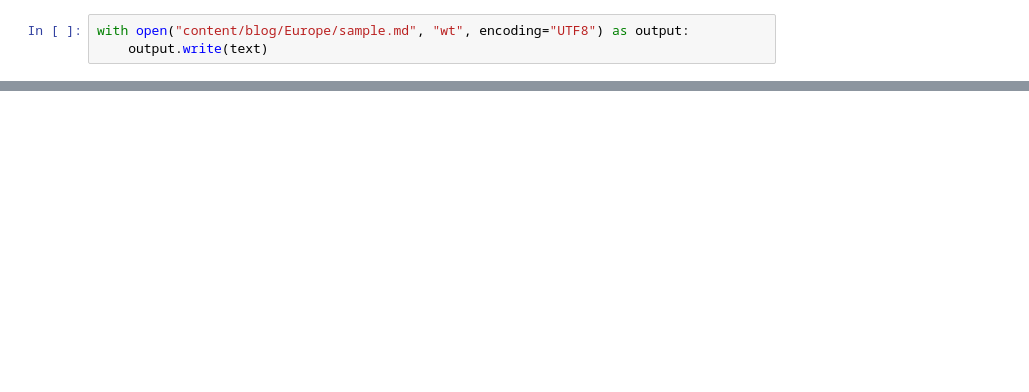
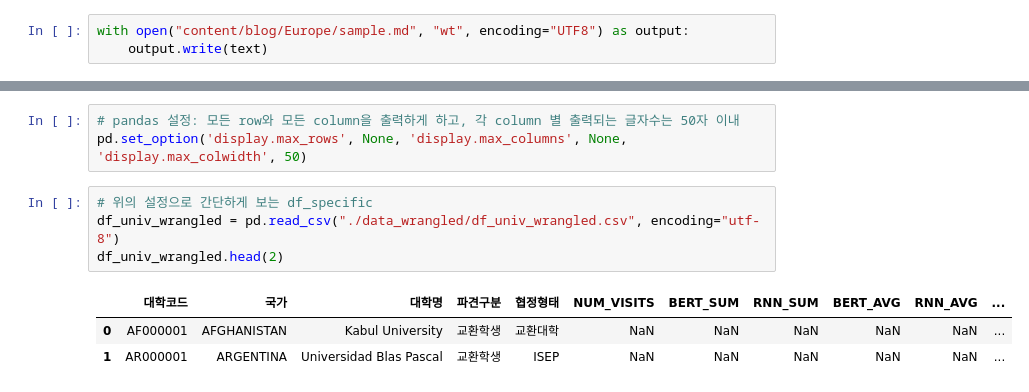
Before and after one commit to snoop2head/yonsei.exchange, a Jupyter notebook: make_page.ipynb, the cells around one changed output, grey strips where cells are left out. Cells and saved outputs as stored; diff of their text form; blank space fills up the shorter version.

```diff
--- a/make_page.ipynb
+++ b/make_page.ipynb
@@ -60,0 +129,11 @@ with open("content/blog/Europe/sample.md", "wt", encoding="UTF8") as output:
+# %%
+# pandas 설정: 모든 row와 모든 column을 출력하게 하고, 각 column 별 출력되는 글자수는 50자 이내
+pd.set_option('display.max_rows', None, 'display.max_columns', None, 'display.max_colwidth', 50)
+# %%
+# 위의 설정으로 간단하게 보는 df_specific
+df_univ_wrangled = pd.read_csv("./data_wrangled/df_univ_wrangled.csv", encoding="utf-8")
+df_univ_wrangled.head(2)
+# %% [output]
+|  | 대학코드 | 국가 | 대학명 | 파견구분 | 협정형태 | NUM_VISITS | BERT_SUM | RNN_SUM | BERT_AVG | RNN_AVG | ... |
+| 0 | AF000001 | AFGHANISTAN | Kabul University | 교환학생 | 교환대학 | NaN | NaN | NaN | NaN | NaN | ... |
+| 1 | AR000001 | ARGENTINA | Universidad Blas Pascal | 교환학생 | ISEP | NaN | NaN | NaN | NaN | NaN | ... |
```
Also changed, not shown: parts of 19 cells of this notebook.
